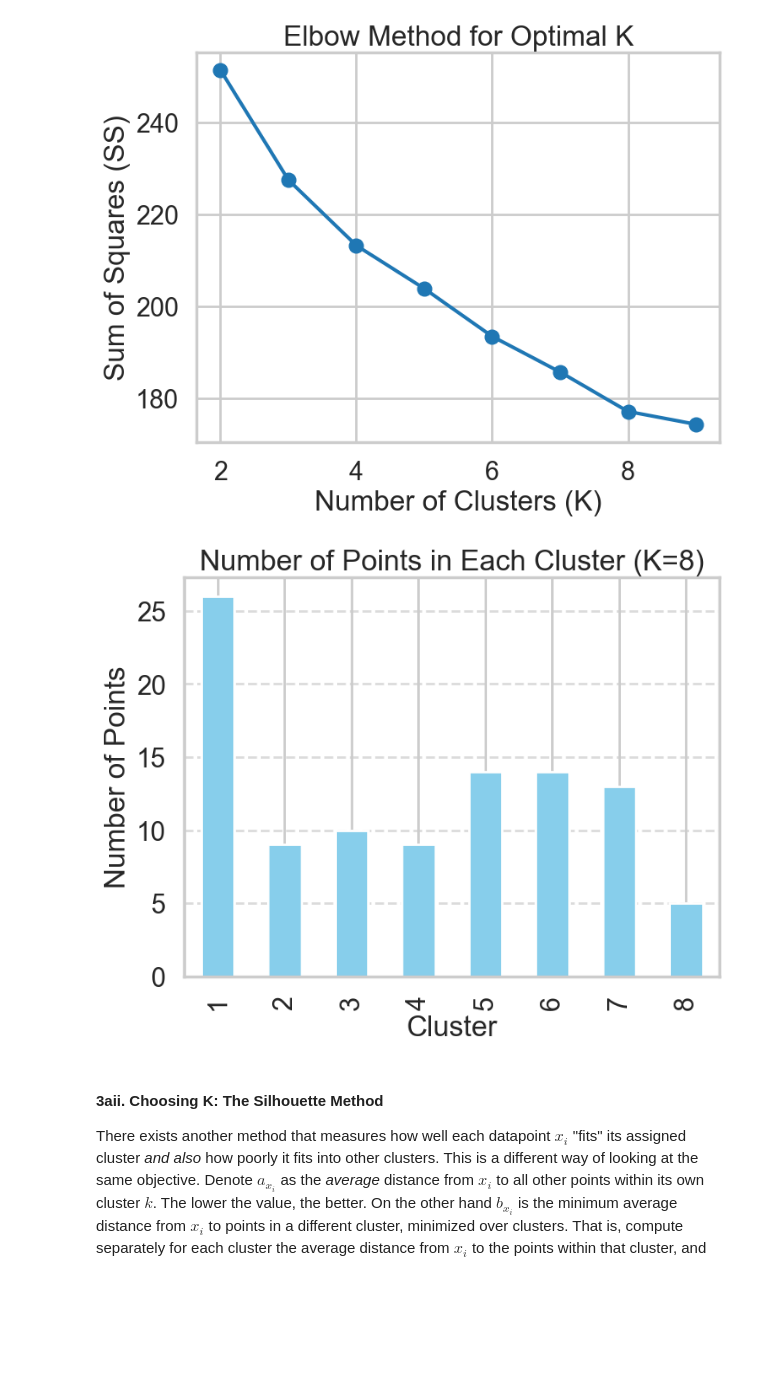
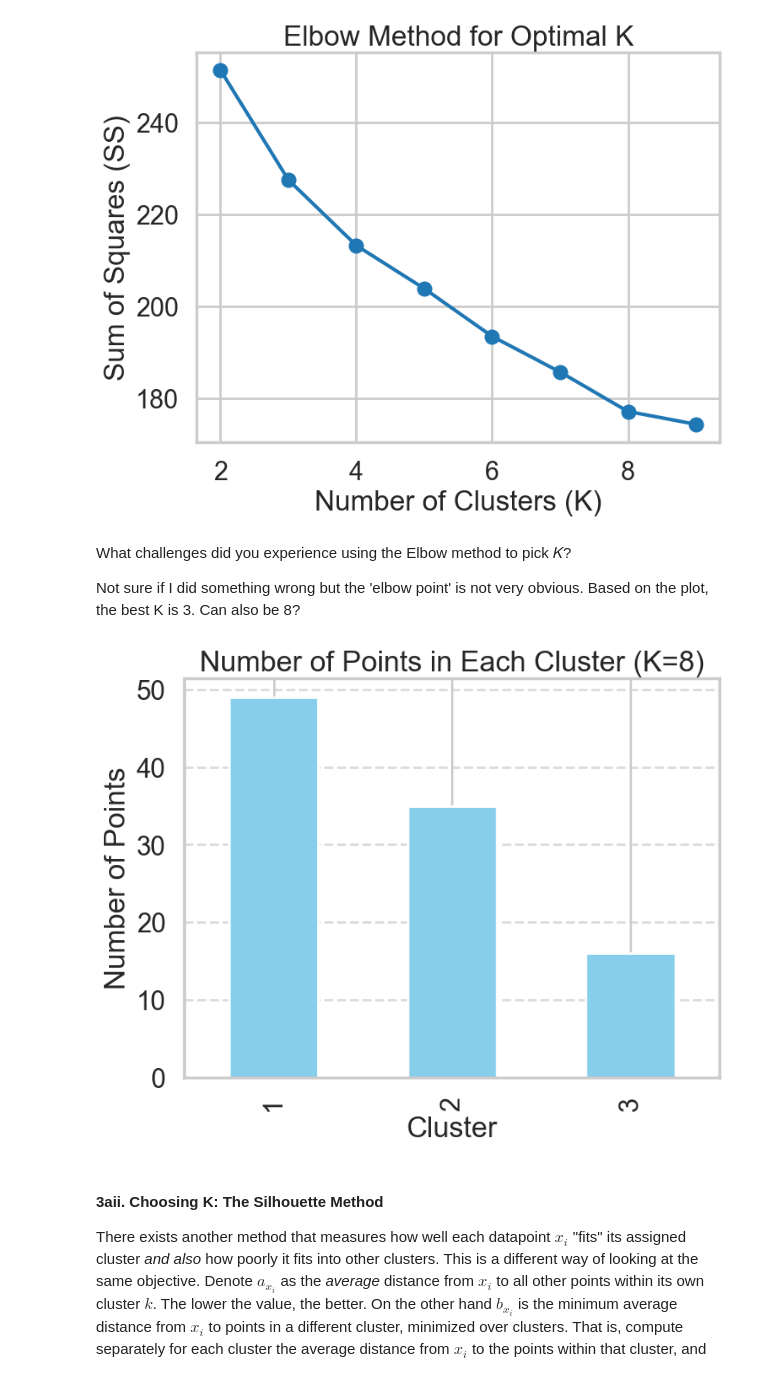
Before and after one commit to dallenwill/Clustering, a Jupyter notebook: Clustering Case Study - Customer Segmentation with K-Means - Tier 3.ipynb, the cells around one changed output. Cells and saved outputs as stored; diff of their text form; code cells hidden in the pictures; blank space fills up the shorter version.

```diff
--- a/Clustering Case Study - Customer Segmentation with K-Means - Tier 3.ipynb
+++ b/Clustering Case Study - Customer Segmentation with K-Means - Tier 3.ipynb
@@ -189,27 +189,31 @@ plt.grid(True)
 plt.show()
 # %% [output]
 [figure]
+# %% [markdown]
+What challenges did you experience using the Elbow method to pick 𝐾?
+
+Not sure if I did something wrong but the 'elbow point' is not very obvious.
+Based on the plot, the best K is 3. Can also be 8?
 # %%
-# Not sure if I did something wrong but the 'elbow point' is not very obvious.
-# Based on the plot, the best K is 8.
+# Choose 3 as the best K
 
-kmeans_best = KMeans(n_clusters=8, random_state=0, n_init=10)
+kmeans_best = KMeans(n_clusters=3, random_state=0, n_init=10)
 kmeans_best.fit(x_cols)
 
 # Count the number of points in each cluster
 cluster_counts = pd.Series(kmeans_best.labels_).value_counts().sort_index()
 
 # Create a bar chart
 plt.figure(figsize=(8, 6))
 cluster_counts.plot(kind='bar', color='skyblue')
 plt.xlabel('Cluster')
 plt.ylabel('Number of Points')
 plt.title(f'Number of Points in Each Cluster (K=8)')
-plt.xticks(range(8), range(1, 8 + 1))
+plt.xticks(range(3), range(1, 3 + 1))
 plt.grid(axis='y', linestyle='--', alpha=0.7)
 plt.show()
 # %% [output]
-[figure, old version]
+[figure, new version]
 # %% [markdown]
 #### 3aii. Choosing K: The Silhouette Method
 
```
Also changed, not shown: parts of 15 cells of this notebook.
